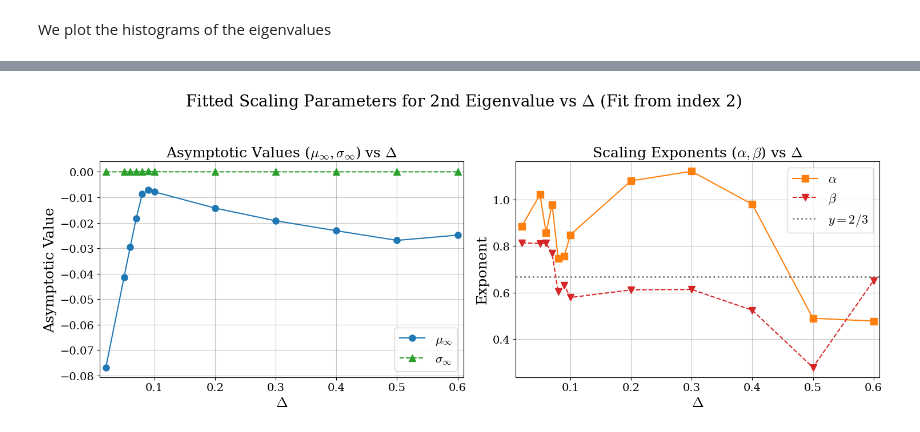
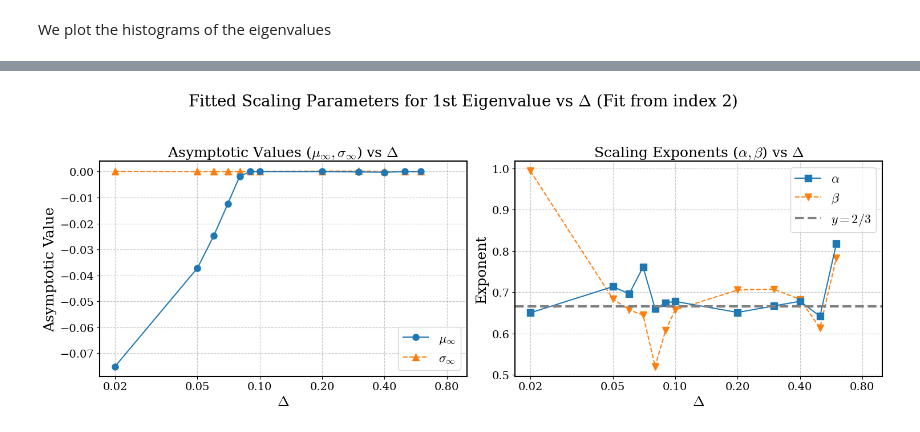
Before and after one commit to shivangrawat/perturbed_organics, a Jupyter notebook: examples/eigval_histogram_multiple.ipynb, the cells around one changed output, grey strips where cells are left out. Cells and saved outputs as stored; diff of their text form; code cells hidden in the pictures.

Commit message:
modified plotting code

```diff
--- a/examples/eigval_histogram_multiple.ipynb
+++ b/examples/eigval_histogram_multiple.ipynb
@@ -295,7 +301,7 @@ import warnings
 from collections import OrderedDict # For legend handling
 
 # --- Configuration ---
-eigenvalue_rank = 2 # Define the rank of the eigenvalue to analyze (1 = largest, 2 = second largest, etc.) defined wrt to the smallest system size.
+eigenvalue_rank = 1 # Define the rank of the eigenvalue to analyze (1 = largest, 2 = second largest, etc.) defined wrt to the smallest system size.
 fit_start_index = 2
 min_points_for_fit = 3
 
@@ -584,10 +590,8 @@ for i, delta_val in enumerate(delta_vals_to_plot):
         neg_mean_fit = -mean_fit # Plot negative mean fit
         ax_mean.plot(N_smooth, neg_mean_fit, linestyle='--', color=color, alpha=0.8)
 
-
     if fit_success_std:
         std_fit = model_std_fit(N_smooth, params['sigma_inf'], params['B'], params['beta'])
-        # Add small epsilon to avoid log(0) issues if plotting std on log scale and sigma_inf is 0
         ax_std.plot(N_smooth, std_fit + 1e-18, linestyle=':', color=color, alpha=0.8)
 
 # Formatting Axes for Data vs N plot
@@ -595,10 +599,10 @@ for ax in [ax_mean, ax_std]:
     ax.set_xscale('log')
     ax.set_xlabel('System Size N', fontsize=18)
     ax.tick_params(axis='both', which='major', labelsize=14)
-    ax.tick_params(axis='both', which='minor', labelsize=10)
+    ax.tick_params(axis='both', which='minor', labelsize=14)
     ax.xaxis.set_major_formatter(ticker.FuncFormatter(lambda x, pos: f'{int(x)}')) # Format x-axis labels as integers
-    ax.grid(True, which='major', linestyle='-', alpha=0.7)
-    ax.grid(True, which='minor', linestyle='--', alpha=0.4)
+    ax.grid(True, which='major', linestyle='--', alpha=0.7)
+    ax.grid(True, which='minor', linestyle='--', alpha=0.7)
 
     # Improve legend handling for clarity
     num_deltas = len(delta_vals_to_plot)
@@ -610,6 +614,9 @@ for ax in [ax_mean, ax_std]:
         if label not in by_label:
             by_label[label] = handle
     ax.legend(by_label.values(), by_label.keys(), fontsize=9, loc='best', ncol=ncol, title="Δ values")
+
+    for spine in ax.spines.values():
+        spine.set_linewidth(1.5)
 
 ax_mean.set_yscale('log')
 # Use ordinal_rank in the label
@@ -648,38 +655,47 @@ for delta_val in delta_vals_to_plot:
         sigma_infs.append(params['sigma_inf'] if params['fit_successful_std'] else np.nan)
         betas.append(params['beta'] if params['fit_successful_std'] else np.nan)
 
-# Plotting the parameters
-if deltas_plot:
-    # Plot on ax_inf (mu_inf and sigma_inf)
-    # Only plot points where fit was successful (non-NaN)
-    ax_inf.plot(deltas_plot, mu_infs, marker='o', linestyle='-', color='C0', label=r'$\mu_{\infty}$', markersize=8)
-    ax_inf.plot(deltas_plot, sigma_infs, marker='^', linestyle='--', color='C2', label=r'$\sigma_{\infty}$', markersize=8)
-    ax_inf.set_ylabel('Asymptotic Value', fontsize=18)
-    ax_inf.legend(fontsize=16)
-    ax_inf.set_xlabel(r'$\Delta$', fontsize=18)
-    ax_inf.set_title(r'Asymptotic Values ($\mu_{\infty}, \sigma_{\infty}$) vs $\Delta$', fontsize=18)
+# Plot on ax_inf (mu_inf and sigma_inf)
+# Only plot points where fit was successful (non-NaN)
+line_sigma, = ax_inf.plot(deltas_plot, sigma_infs, marker='^', linestyle='--', color='C1', label=r'$\sigma_{\infty}$', markersize=8)
+line_mu, = ax_inf.plot(deltas_plot, mu_infs, marker='o', linestyle='-', color='C0', label=r'$\mu_{\infty}$', markersize=8)
+ax_inf.set_ylabel('Asymptotic Value', fontsize=18)
+ax_inf.set_xscale('log')
+# set xlim
+ax_inf.set_xlim(left=None, right=1.0)
+ax_inf.legend([line_mu, line_sigma], [r'$\mu_{\infty}$', r'$\sigma_{\infty}$'], fontsize=16)
+ax_inf.set_xlabel(r'$\Delta$', fontsize=18)
+ax_inf.set_title(r'Asymptotic Values ($\mu_{\infty}, \sigma_{\infty}$) vs $\Delta$', fontsize=18)
 
-    # Plot on ax_exp (alpha and beta)
-    # Only plot points where fit was successful (non-NaN)
-    ax_exp.plot(deltas_plot, alphas, marker='s', linestyle='-', color='C1', label=r'$\alpha$', markersize=8)
-    ax_exp.plot(deltas_plot, betas, marker='v', linestyle='--', color='C3', label=r'$\beta$', markersize=8)
-    # Plot a horizontal line at y = 2/3 for reference
-    ax_exp.axhline(y=2/3, color='gray', linestyle=':', label=r'$y=2/3$', linewidth=2)
-    ax_exp.set_ylabel('Exponent', fontsize=18)
-    ax_exp.legend(fontsize=16)
-    ax_exp.set_xlabel(r'$\Delta$', fontsize=18)
-    ax_exp.set_title(r'Scaling Exponents ($\alpha, \beta$) vs $\Delta$', fontsize=18)
+# Plot on ax_exp (alpha and beta)
+# Only plot points where fit was successful (non-NaN)
+line_beta, = ax_exp.plot(deltas_plot, betas, marker='v', linestyle='--', color='C1', label=r'$\beta$', markersize=8)
+line_alpha, = ax_exp.plot(deltas_plot, alphas, marker='s', linestyle='-', color='C0', label=r'$\alpha$', markersize=8)
+# Plot a horizontal line at y = 2/3 for reference
+hline = ax_exp.axhline(y=2/3, color='gray', linestyle='--', label=r'$y=2/3$', linewidth=3)
+ax_exp.set_ylabel('Exponent', fontsize=18)
+ax_exp.legend([line_alpha, line_beta, hline],
+                [r'$\alpha$', r'$\beta$', r'$y=2/3$'], fontsize=16)
+ax_exp.set_xlabel(r'$\Delta$', fontsize=18)
+ax_exp.set_title(r'Scaling Exponents ($\alpha, \beta$) vs $\Delta$', fontsize=18)
 
-else:
-    print("No successful fit parameters to plot vs Delta.")
+fixed_ticks = [0.02, 0.05, 0.1, 0.2, 0.4, 0.8]
+    # Ensure ticks are within the xlim range set above
+valid_ticks = [t for t in fixed_ticks if (min(deltas_plot)*0.9 if deltas_plot else 0.01) <= t <= 1.0]
+
+ax_exp.xaxis.set_major_locator(ticker.FixedLocator(valid_ticks))
+ax_exp.xaxis.set_major_formatter(ticker.ScalarFormatter()) # Use ScalarFormatter
+ax_exp.xaxis.set_minor_locator(ticker.NullLocator()) # Turn off minor ticks
+
 
 
 # Common formatting for parameter plots
 for ax in axes_params: # Use axes_params directly
     ax.tick_params(axis='both', which='major', labelsize=14)
-    ax.grid(True, which='major', linestyle='-', alpha=0.7)
-    ax.grid(True, which='minor', linestyle='--', alpha=0.4)
-    ax.set_xlim(left=min(deltas_plot)-0.01 if deltas_plot else 0, right=max(deltas_plot)+0.01 if deltas_plot else 1) # Adjust x-limits slightly
+    ax.grid(True, which='major', linestyle='--', alpha=0.7)
+    ax.grid(True, which='minor', linestyle='--', alpha=0.7)
+    for spine in ax.spines.values():
+        spine.set_linewidth(1.5)
 
 # Use ordinal_rank in the super title
 fig_params.suptitle(f'Fitted Scaling Parameters for {ordinal_rank} Eigenvalue vs $\Delta$ (Fit from index {fit_start_index})', fontsize=20)
@@ -695,20 +711,22 @@ try:
     os.makedirs(folder_loc, exist_ok=True) # Create directory if it doesn't exist
 
     # Update filenames to include the rank
-    file_name_data_fit = f'rank_{eigenvalue_rank}_finite_size_scaling_nonlinear_fit_data_idx{fit_start_index}'
+    file_name_data_fit = f'finite_size_scaling_nonlinear_fit'
     file_save_path_data_fit = os.path.join(folder_loc, file_name_data_fit)
 
-    file_name_params = f'rank_{eigenvalue_rank}_finite_size_scaling_nonlinear_fit_params_combined_idx{fit_start_index}'
+    file_name_params = f'finite_size_scaling_nonlinear_fit_params_combined'
     file_save_path_params = os.path.join(folder_loc, file_name_params)
 
     # Save Data vs N plot
     fig_data_fit.savefig(f'{file_save_path_data_fit}.png', bbox_inches='tight', dpi=300)
     fig_data_fit.savefig(f'{file_save_path_data_fit}.svg', format='svg', bbox_inches='tight')
+    fig_data_fit.savefig(f'{file_save_path_data_fit}.eps', format='eps', bbox_inches='tight')
     print(f"Data vs N plots for rank {eigenvalue_rank} saved to {file_save_path_data_fit}.[png/svg]")
 
     # Save Parameter vs Delta plot
     fig_params.savefig(f'{file_save_path_params}.png', bbox_inches='tight', dpi=300)
     fig_params.savefig(f'{file_save_path_params}.svg', format='svg', bbox_inches='tight')
+    fig_params.savefig(f'{file_save_path_params}.eps', format='eps', bbox_inches='tight')
     print(f"Parameter vs Delta plots for rank {eigenvalue_rank} saved to {file_save_path_params}.[png/svg]")
 
 except NameError as e:
@@ -722 +740 @@ except Exception as e:
-[figure, old version]
+[figure, new version]
```
Also changed, not shown: parts of 8 cells of this notebook.
